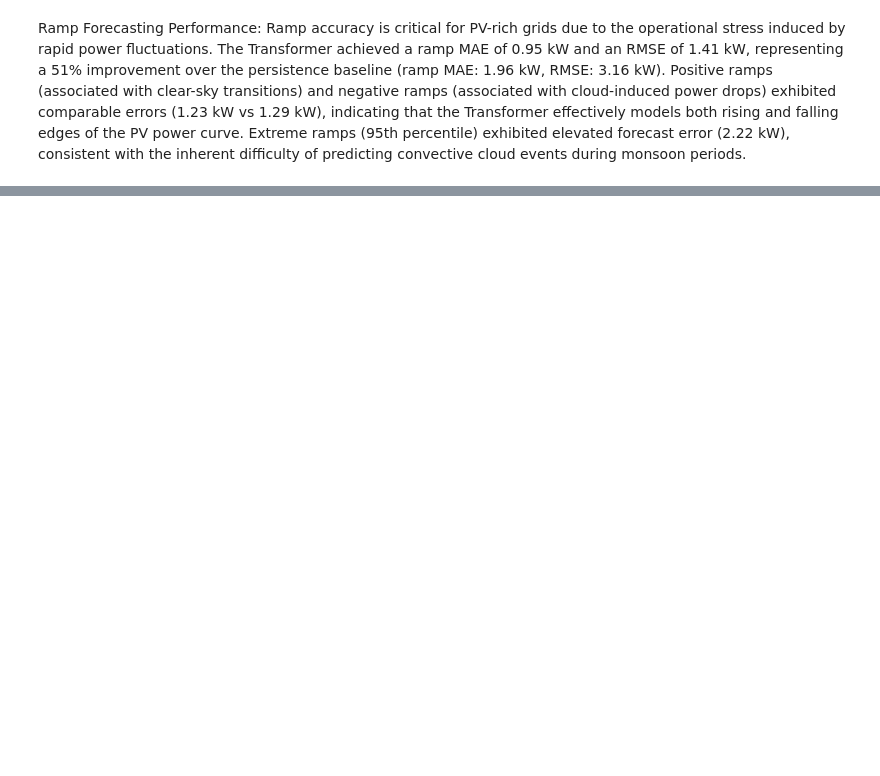
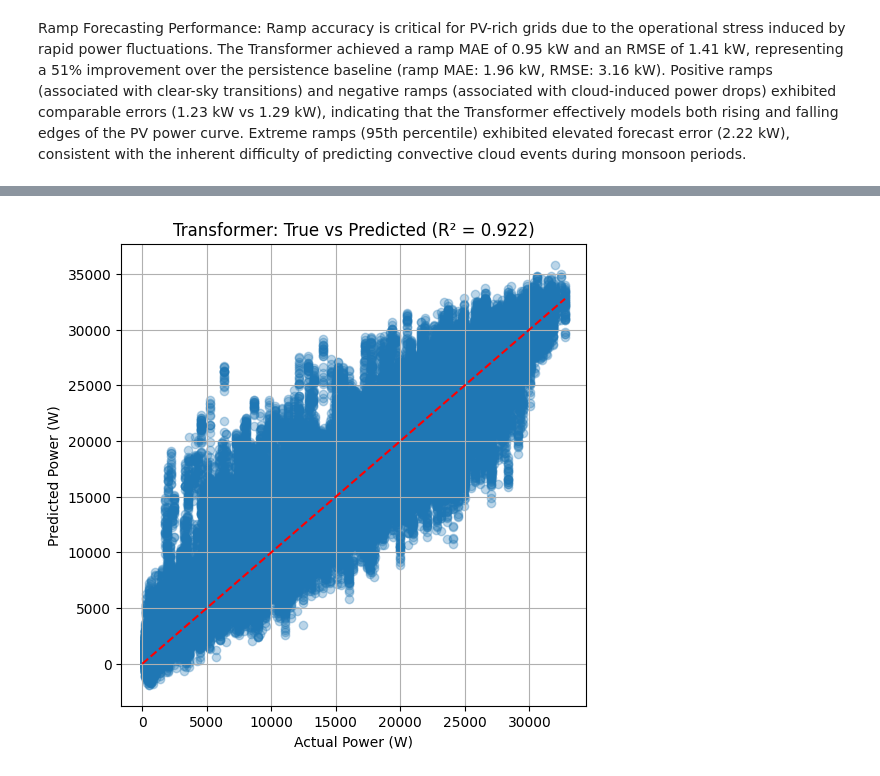
Before and after one commit to kaustav812004/Solar-Energy-Forecasting-for-Smart-Grids, a Jupyter notebook: datajoin.ipynb, the cells around one changed output, grey strips where cells are left out. Cells and saved outputs as stored; diff of their text form; code cells hidden in the pictures; blank space fills up the shorter version.

```diff
--- a/datajoin.ipynb
+++ b/datajoin.ipynb
@@ -721,0 +769,17 @@ Extreme ramps (95th percentile) exhibited elevated forecast error (2.22 kW), con
+# %%
+plt.figure(figsize=(6,6))
+
+plt.scatter(y_true_day, y_trans_day, alpha=0.3)
+
+plt.plot([0, max(y_true_day)], [0, max(y_true_day)], linestyle='--', color='red')
+
+plt.xlabel("Actual Power (W)")
+plt.ylabel("Predicted Power (W)")
+plt.title(f"Transformer: True vs Predicted (R² = {r2_trans:.3f})")
+
+plt.grid()
+
+plt.savefig("scatter_transformer.png", dpi=300, bbox_inches='tight')
+plt.show()
+# %% [output]
+[figure, added]
```
Also changed, not shown: parts of 27 cells of this notebook, 1 other file.
